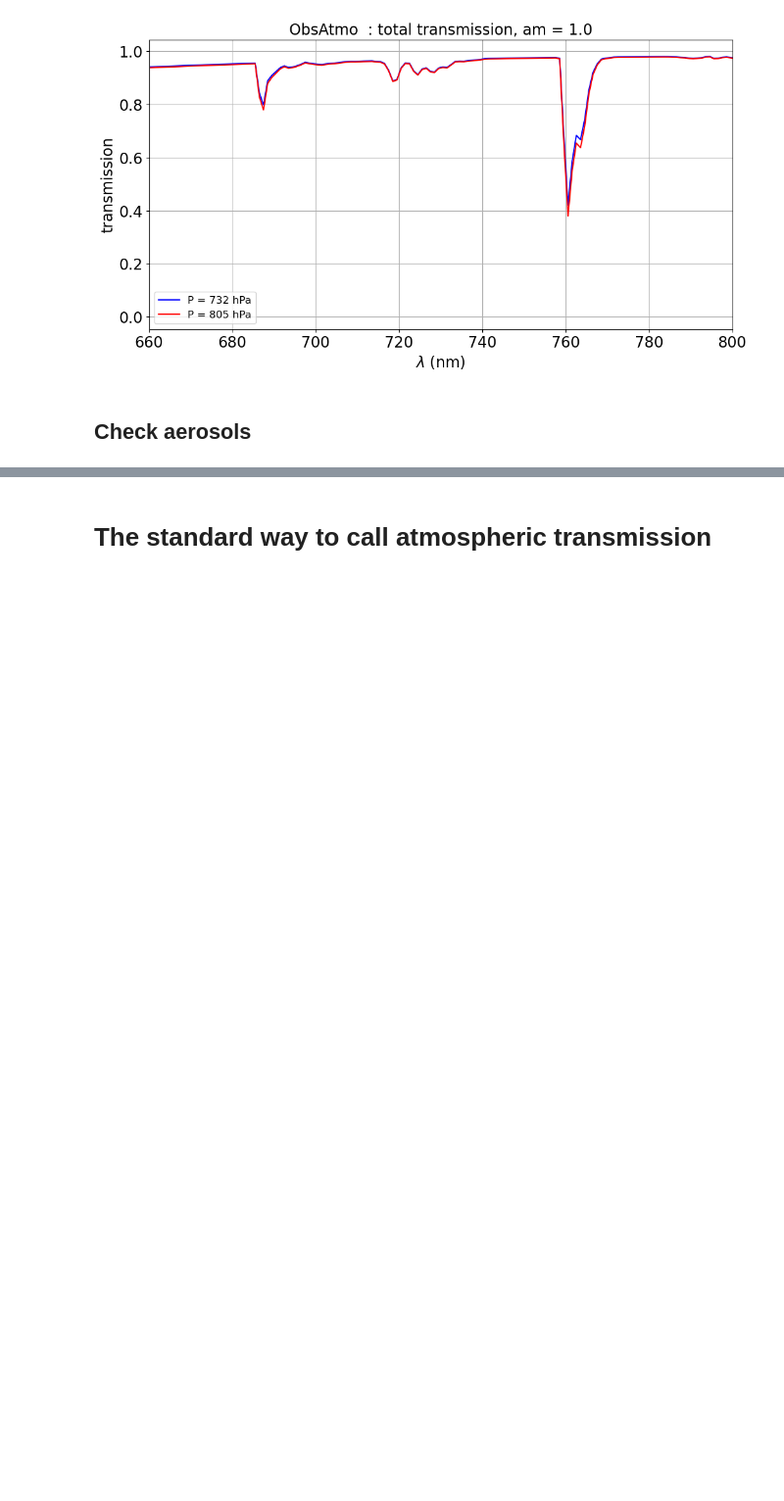
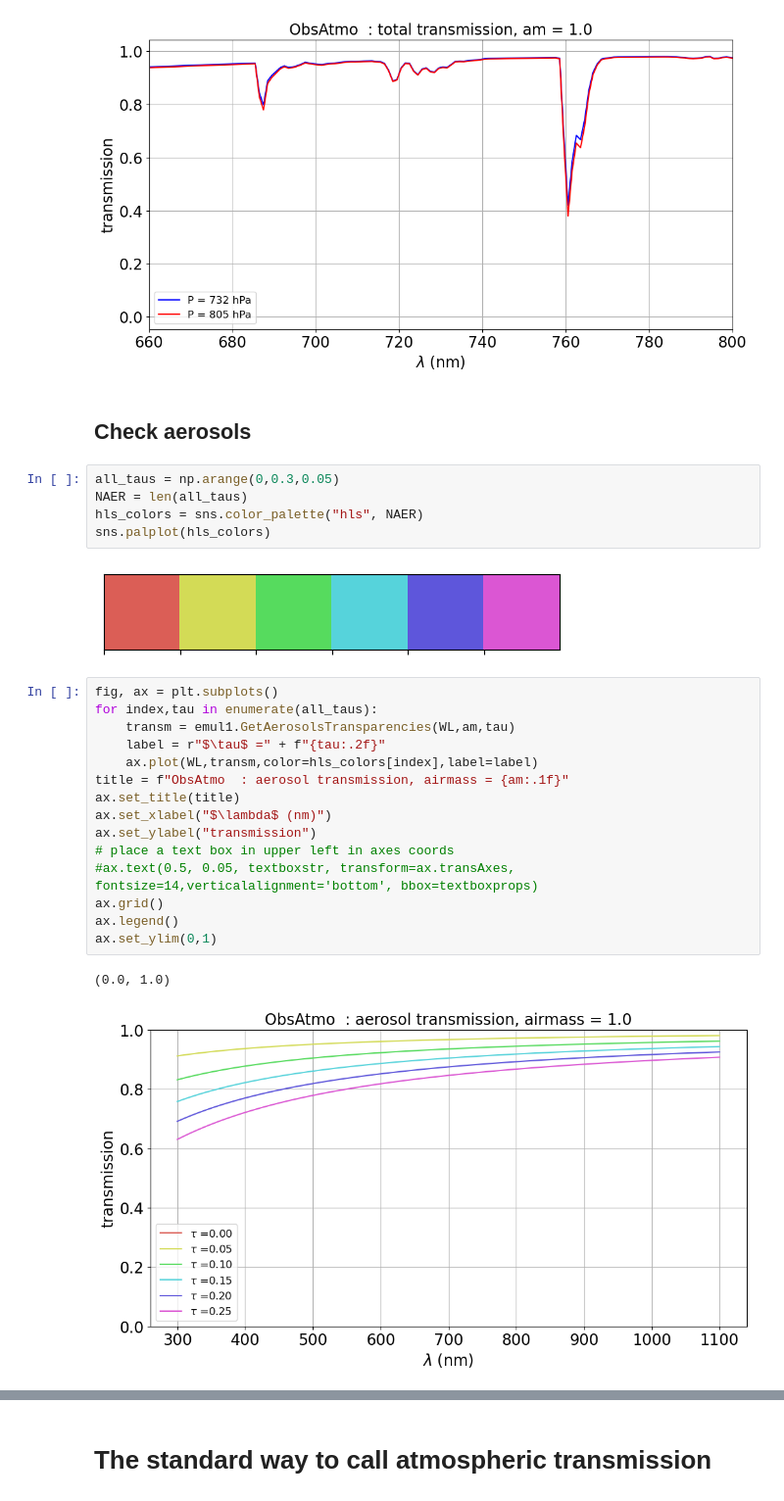
Before and after one commit to LSSTDESC/getObsAtmo, a Jupyter notebook: docs/notebooks/intro_notebook.ipynb, the cells around one changed output, grey strips where cells are left out. Shown at 98% size. Saved outputs shown, nothing was run; the diff lists cells and outputs as text; blank space fills up the shorter version.

Commit message:
update aerosols and notebooks

```diff
--- a/docs/notebooks/intro_notebook.ipynb
+++ b/docs/notebooks/intro_notebook.ipynb
@@ -286,3 +287,28 @@ ax.legend()
 [figure]
 # %% [markdown]
 ## Check aerosols
+# %%
+all_taus = np.arange(0,0.3,0.05)
+NAER = len(all_taus)
+hls_colors = sns.color_palette("hls", NAER)
+sns.palplot(hls_colors)
+# %% [output]
+[figure, added]
+# %%
+fig, ax = plt.subplots()
+for index,tau in enumerate(all_taus):
+    transm = emul1.GetAerosolsTransparencies(WL,am,tau)
+    label = r"$\tau$ =" + f"{tau:.2f}"
+    ax.plot(WL,transm,color=hls_colors[index],label=label)
+title = f"ObsAtmo  : aerosol transmission, airmass = {am:.1f}"
+ax.set_title(title)
+ax.set_xlabel("$\lambda$ (nm)")
+ax.set_ylabel("transmission")
+# place a text box in upper left in axes coords
+#ax.text(0.5, 0.05, textboxstr, transform=ax.transAxes, fontsize=14,verticalalignment='bottom', bbox=textboxprops)
+ax.grid()
+ax.legend()
+ax.set_ylim(0,1)
+# %% [output]
+(0.0, 1.0)
+[figure, added]
```
Also changed, not shown: parts of 4 cells of this notebook, 18 other files.
